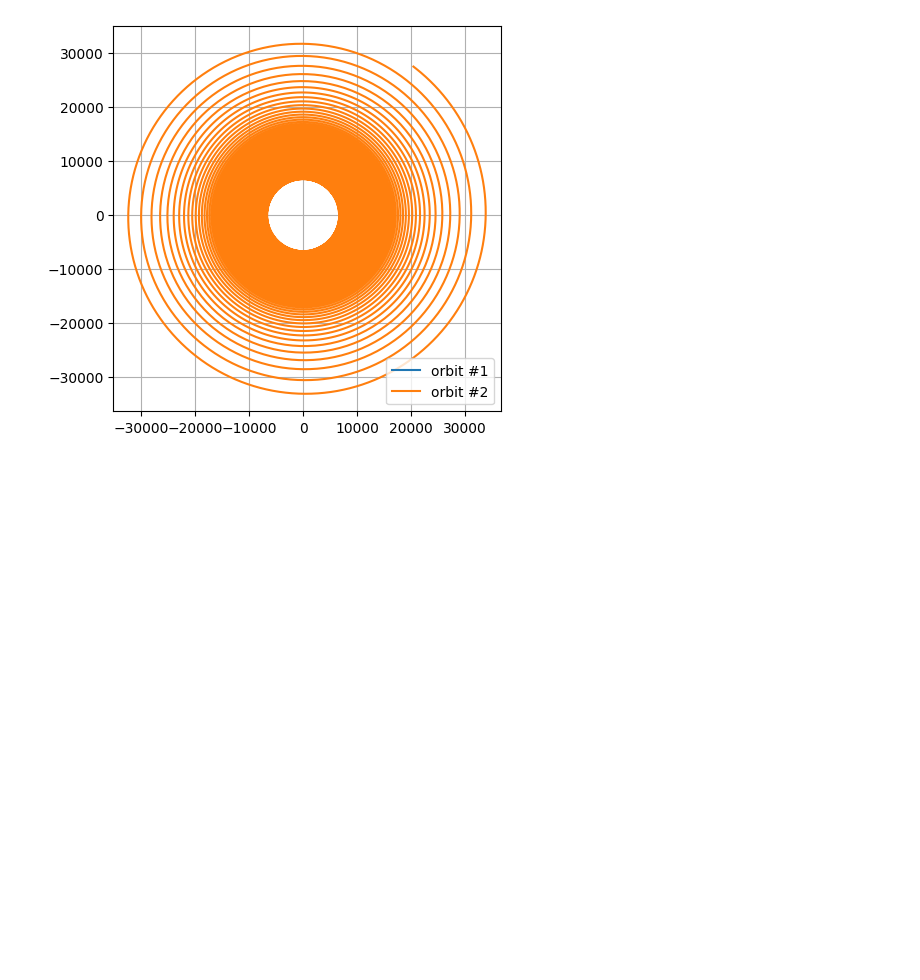
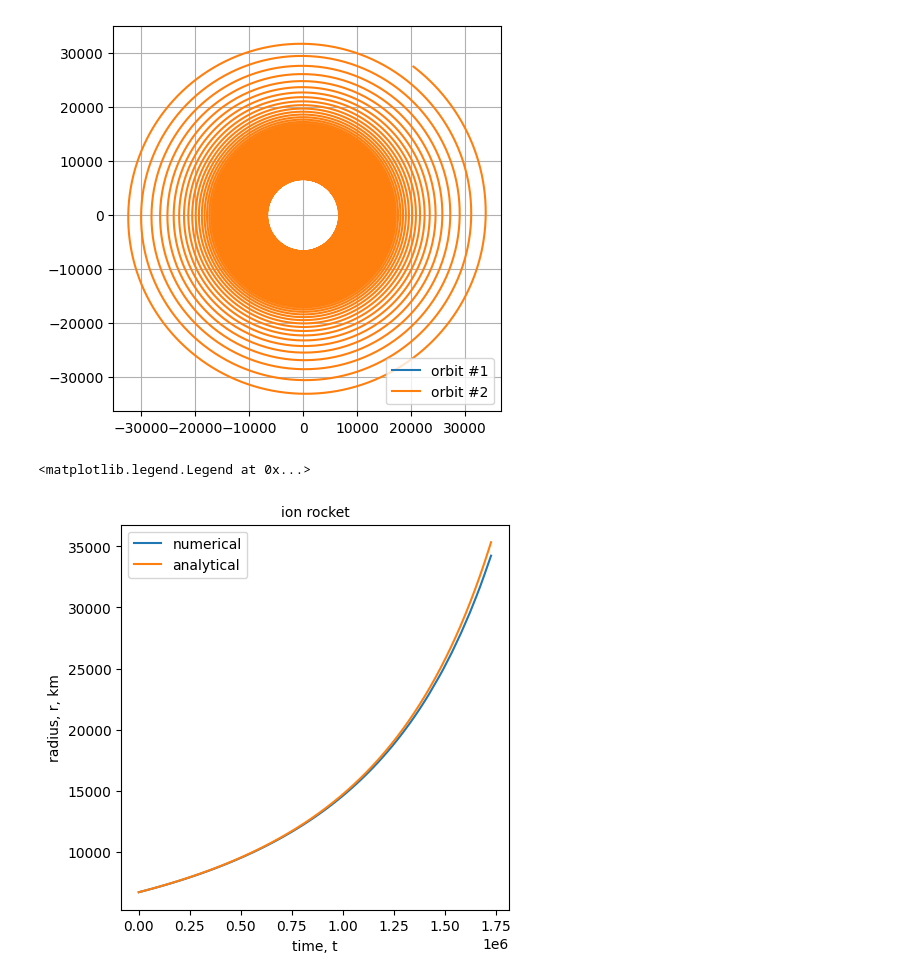
Before and after one commit to JacobASorensen/Orbital_Mechanics_Simulations, a Jupyter notebook: lectures/11_13-18_three_body_with_thrust.ipynb, the cells around one changed output. Saved outputs shown, nothing was run; the diff lists cells and outputs as text; code cells hidden in the pictures; blank space fills up the shorter version.

```diff
--- a/lectures/11_13_2024_three_body_with_thrust.ipynb
+++ b/lectures/11_13-18_three_body_with_thrust.ipynb
@@ -104,6 +104,10 @@ def three_body_ode_system( t , y ):
 #
 # parameters (Earth, Spacecraft, and Nothing)
 #
+
+# thrust to time ratio multiplier
+
+T_T = 50
 
 G       = 6.67259 * 10**(-20) # universal gravitational constant
 
@@ -117,7 +121,7 @@ v_0     = np.sqrt( μ / r_0 )
 
 I_sp    = 20000
 g_0     = 9.871 / 1000
-T       = 2500 * 10**(-6)
+T       = 2500 * 10**(-6) * T_T
 
 m_1 = 5.9722 * 10**(24) # Earth mass kg
 m_2 = m_0
@@ -138,31 +142,62 @@ Vy2 = v_0
 Vz2 = 0
 
 Rx3 = 1
 Ry3 = 0
 Rz3 = 0
 Vx3 = 0
 Vy3 = 0
 Vz3 = 0
 y0    = [ Vx1 , Vy1 , Vz1 , Vx2 , Vy2 , Vz2 , Vx3 , Vy3 , Vz3 , Rx1 , Ry1 , Rz1 , Rx2 , Ry2 , Rz2 , Rx3 , Ry3 , Rz3 ]
 t0    = 0
-t_end = 20 * 24 * 3600
+t_end = 20 * 24 * 3600 / T_T
 #t_end = 1000
 h     = ( t_end - t0 ) / float(10000)
 t_values , y_values = runge_kutta_system( three_body_ode_system , y0 , t0 , t_end , h )
 
 plt.figure( figsize=(5,5) )
 x1_values = y_values[:,9]
 y1_values = y_values[:,10]
 plt.plot( x1_values , y1_values , label = 'orbit #1' )
 x2_values = y_values[:,12]
 y2_values = y_values[:,13]
 plt.plot( x2_values , y2_values , label = 'orbit #2' )
 #x3_values = y_values[:,15]
 #y3_values = y_values[:,16]
 #plt.plot( x3_values , y3_values , label = 'orbit #3' )
 plt.legend()
 plt.grid()
 plt.axis('equal')
 plt.show()
+
+
+# plot orbit radius as a function of time
+
+n_size = np.size(t_values)
+
+x_plot = np.zeros(n_size)
+y_plot = np.zeros(n_size)
+
+for i in range(n_size):
+    x_plot[i] = t_values[i]
+    y_plot[i] = np.sqrt(y_values[i,12]**2 + y_values[i,13]**2)
+
+x_plot_2 = np.zeros(n_size)
+y_plot_2 = np.zeros(n_size)
+
+# from eq. 6.38 in curtis
+for i in range(n_size):
+    x_plot_2[i] = t_values[i]
+    time        = t_values[i]
+    y_plot_2[i] = μ / ( np.sqrt(μ/r_0) + I_sp * g_0 * np.log( 1 - T / (m_0 * g_0 * I_sp) * time) )**2
+
+fig, ax = plt.subplots(figsize=(5,5))
+ax.plot(x_plot,y_plot,label='numerical')
+ax.plot(x_plot_2,y_plot_2,label='analytical')
+ax.set_title('ion rocket',fontsize=10)
+ax.set_xlabel('time, t',fontsize = 10)
+ax.set_ylabel('radius, r, km',fontsize = 10)
+ax.legend()
 # %% [output]
 [figure]
+<matplotlib.legend.Legend at 0x...>
+[figure, added]
```
